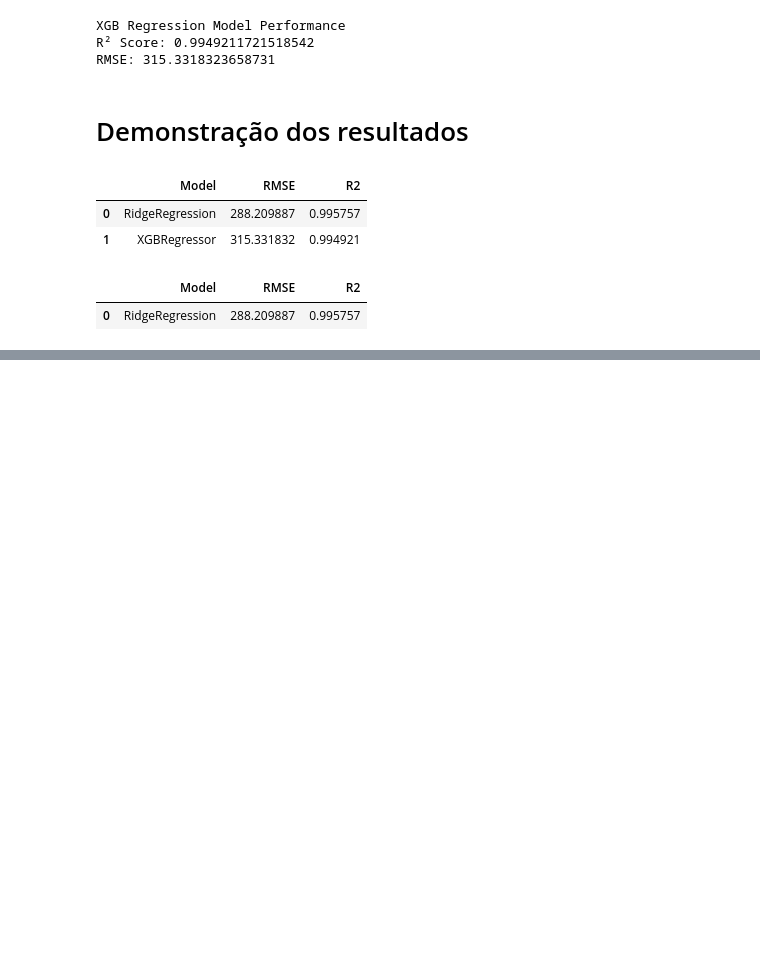
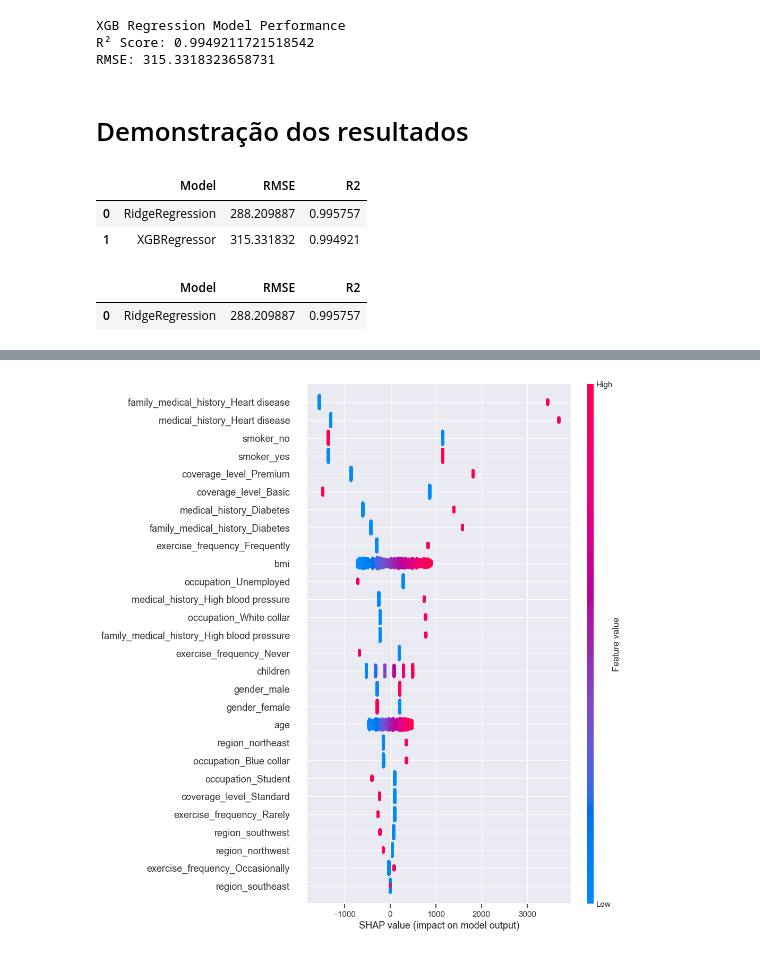
Before and after one commit to matheus-emuniz/tech_challenge_1, a Jupyter notebook: tech_challenge_final.ipynb, the cells around one changed output, grey strips where cells are left out. Saved outputs shown, nothing was run; the diff lists cells and outputs as text; code cells hidden in the pictures; blank space fills up the shorter version.

```diff
--- a/tech_challenge_final.ipynb
+++ b/tech_challenge_final.ipynb
@@ -418,0 +431,4 @@ sns.barplot(x=ridge_grid.best_estimator_.coef_, y=X.columns)
+# %%
+shap.plots.beeswarm(shap_values_ridge, max_display=30)
+# %% [output]
+[figure, added]
```
Also changed, not shown: parts of 4 cells of this notebook.
